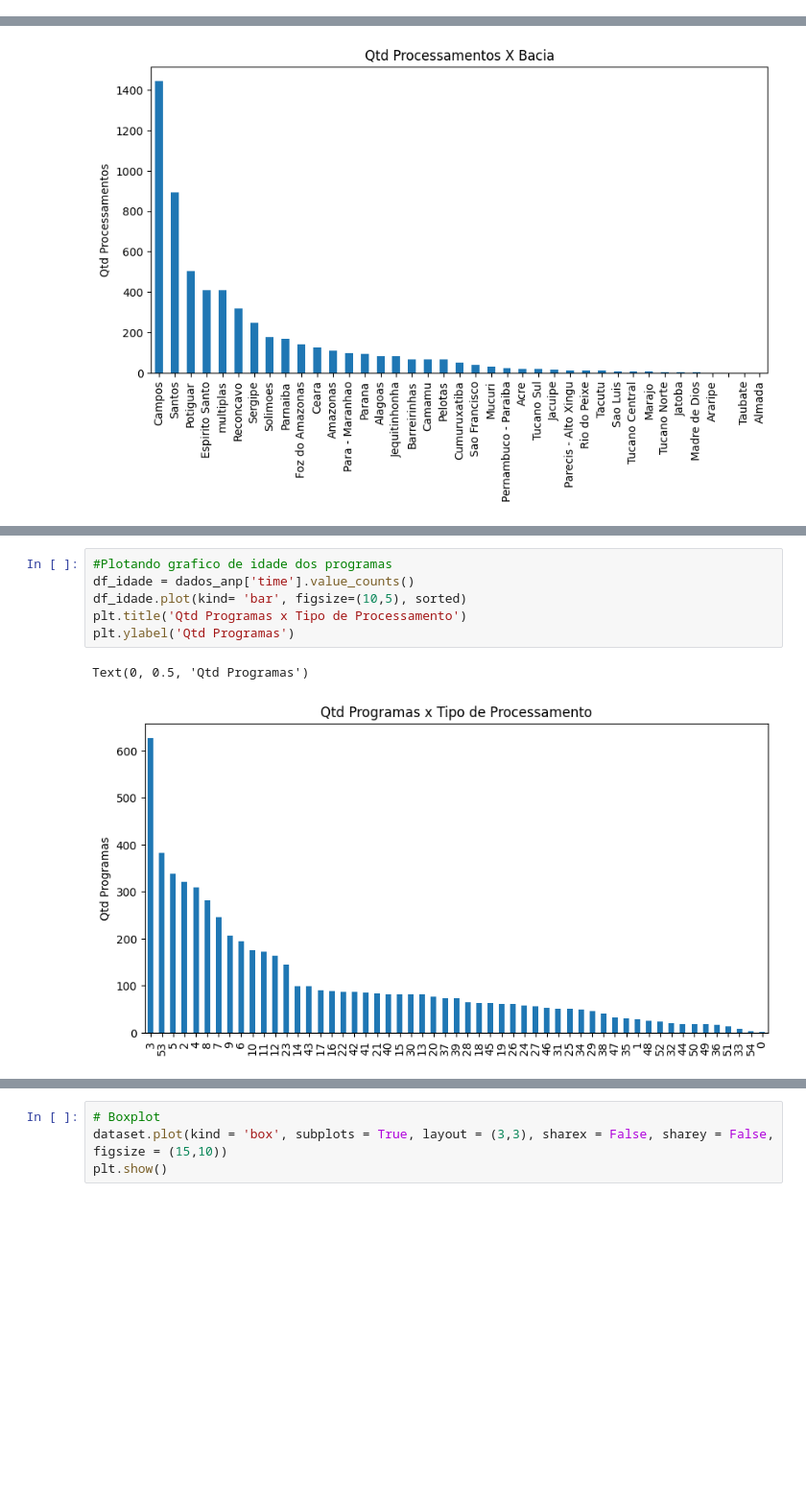
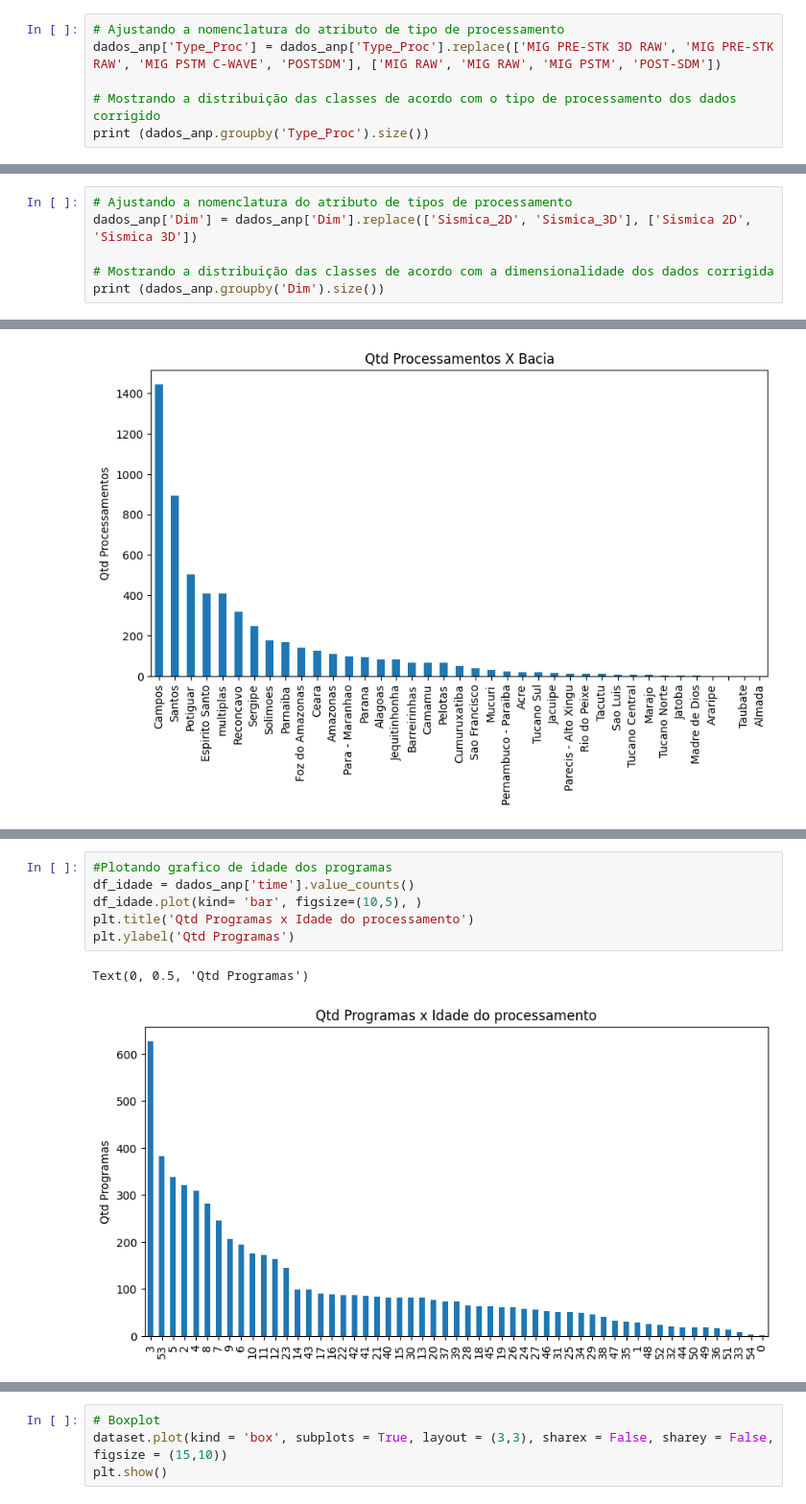
Before and after one commit to leoalexandre/MVP_ADBP, a Jupyter notebook: mvp_anp_seismic.ipynb, the cells around one changed output, grey strips where cells are left out. Shown at 96% size. Saved outputs shown, nothing was run; the diff lists cells and outputs as text; blank space fills up the shorter version.

```diff
--- a/mvp_anp_seismic.ipynb
+++ b/mvp_anp_seismic.ipynb
@@ -242,0 +247,6 @@ Nas observações realizadas foi possível identificar alguns pontos onde será
+# %%
+# Ajustando a nomenclatura do atributo de tipo de processamento
+dados_anp['Type_Proc'] = dados_anp['Type_Proc'].replace(['MIG PRE-STK 3D RAW', 'MIG PRE-STK RAW', 'MIG PSTM C-WAVE', 'POSTSDM'], ['MIG RAW', 'MIG RAW', 'MIG PSTM', 'POST-SDM'])
+
+# Mostrando a distribuição das classes de acordo com o tipo de processamento dos dados corrigido
+print (dados_anp.groupby('Type_Proc').size())
@@ -242,0 +270,6 @@ Nas observações realizadas foi possível identificar alguns pontos onde será
+# %%
+# Ajustando a nomenclatura do atributo de tipos de processamento
+dados_anp['Dim'] = dados_anp['Dim'].replace(['Sismica_2D', 'Sismica_3D'], ['Sismica 2D', 'Sismica 3D'])
+
+# Mostrando a distribuição das classes de acordo com a dimensionalidade dos dados corrigida
+print (dados_anp.groupby('Dim').size())
@@ -265,9 +303,9 @@ Text(0, 0.5, 'Qtd Programas')
 # %%
 #Plotando grafico de idade dos programas
 df_idade = dados_anp['time'].value_counts()
-df_idade.plot(kind= 'bar', figsize=(10,5), sorted)
-plt.title('Qtd Programas x Tipo de Processamento')
+df_idade.plot(kind= 'bar', figsize=(10,5), )
+plt.title('Qtd Programas x Idade do processamento')
 plt.ylabel('Qtd Programas')
 # %% [output]
 Text(0, 0.5, 'Qtd Programas')
-[figure, old version]
+[figure, new version]
```
Also changed, not shown: parts of 11 cells of this notebook.
